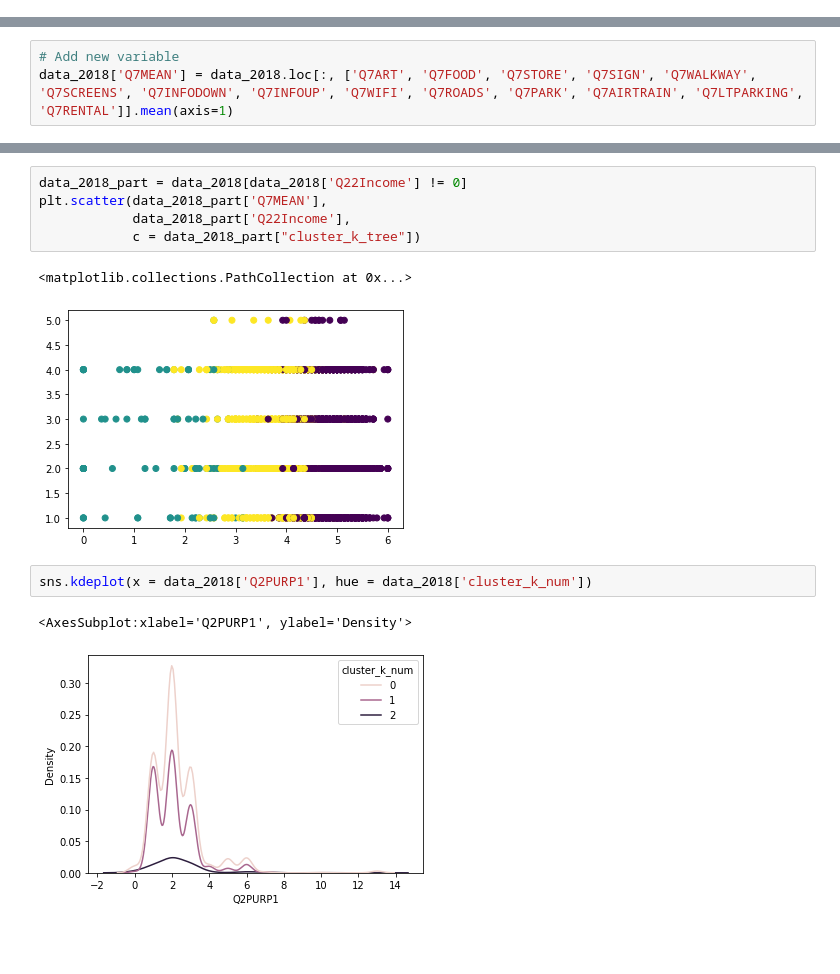
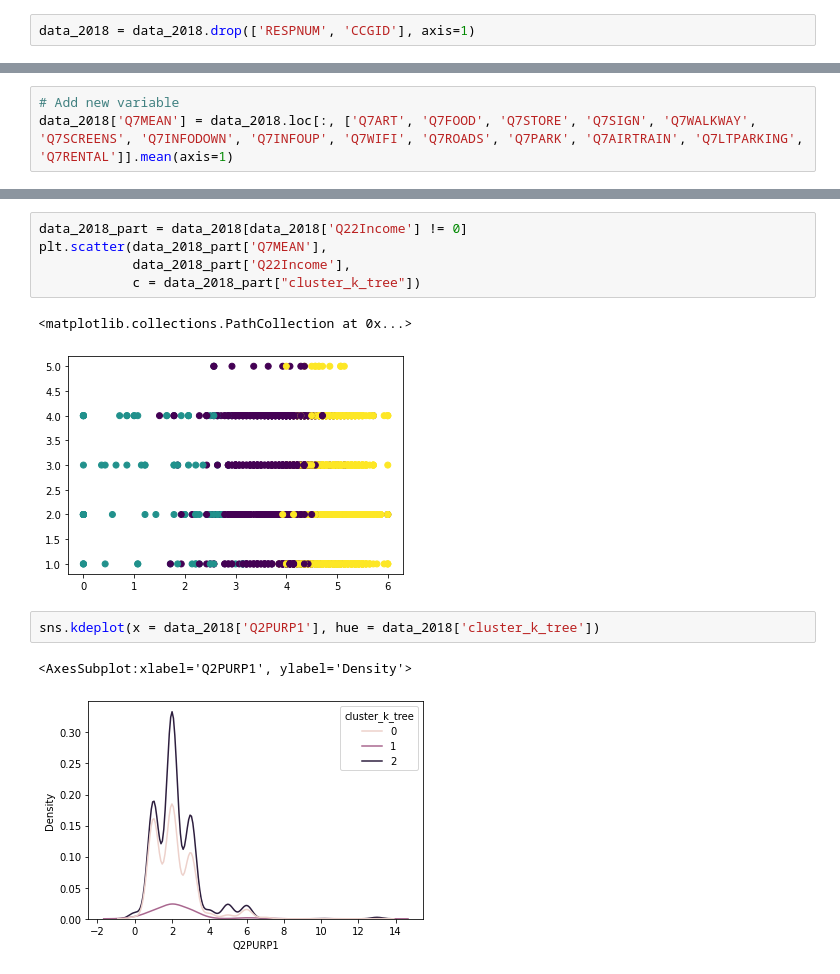
Before and after one commit to a-smaruj/Segmentacja, a Jupyter notebook: main.ipynb, the cells around one changed output, grey strips where cells are left out. Drawn from its saved outputs; the diff is of its cells as text; blank space fills up the shorter version.

```diff
--- a/main.ipynb
+++ b/main.ipynb
@@ -81,3 +83,5 @@ code_list_2018 = code_list_2018.replace('NETPRO  ', 'NETPRO')
+# %%
+data_2018 = data_2018.drop(['RESPNUM', 'CCGID'], axis=1)
 # %% [markdown]
 ### Null varaibles
 # %%
@@ -640,9 +650,9 @@ plt.scatter(data_2018_part['Q7MEAN'],
             c = data_2018_part["cluster_k_tree"])
 # %% [output]
 <matplotlib.collections.PathCollection at 0x...>
-[figure, old version]
+[figure, new version]
 # %%
-sns.kdeplot(x = data_2018['Q2PURP1'], hue = data_2018['cluster_k_num'])
+sns.kdeplot(x = data_2018['Q2PURP1'], hue = data_2018['cluster_k_tree'])
 # %% [output]
 <AxesSubplot:xlabel='Q2PURP1', ylabel='Density'>
-[figure, old version]
+[figure, new version]
```
Also changed, not shown: parts of 31 cells of this notebook.
